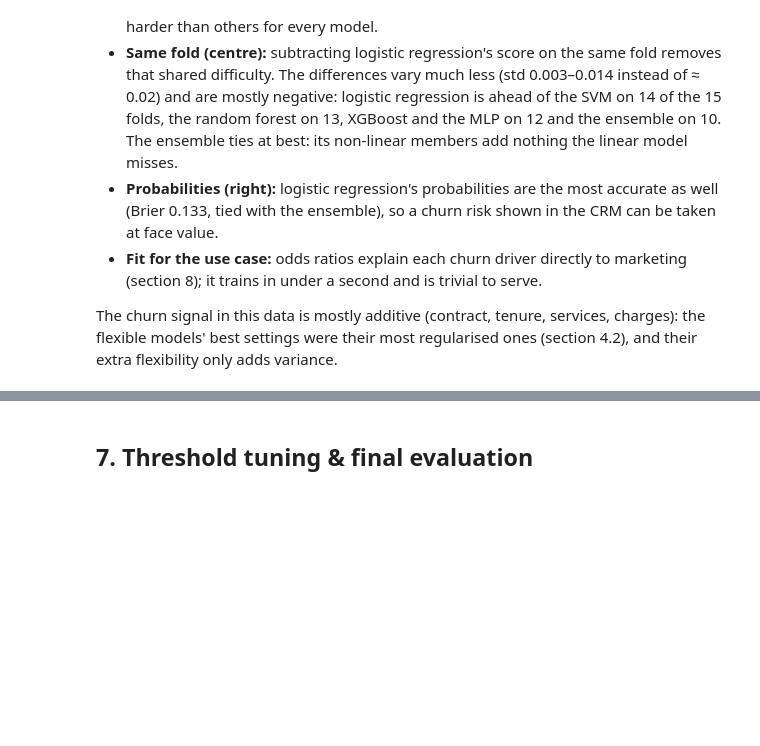
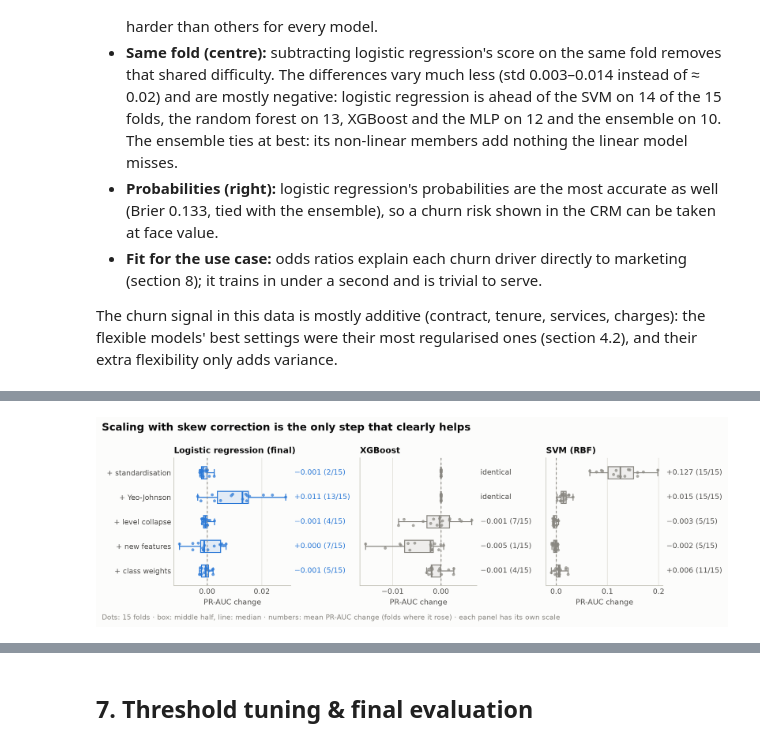
Before and after one commit to aljazfrancic/churn, a Jupyter notebook: churn_prediction.ipynb, the cells around one changed output, grey strips where cells are left out. Drawn from its saved outputs; the diff is of its cells as text; code cells hidden in the pictures; blank space fills up the shorter version.

```diff
--- a/churn_prediction.ipynb
+++ b/churn_prediction.ipynb
@@ -417,0 +437,3 @@ The churn signal in this data is mostly additive (contract, tenure, services, ch
+# %%
+ablation = run_ablation(models, X_train, y_train)
+ablation_table(ablation).style.format(precision=3)
@@ -417,0 +450,8 @@ The churn signal in this data is mostly additive (contract, tenure, services, ch
+# %%
+plot_ablation(
+    step_effects(ablation),
+    final_name,
+    "Scaling with skew correction is the only step that clearly helps",
+);
+# %% [output]
+[figure, added]
```
Also changed, not shown: parts of 8 cells of this notebook, 6 other files.
